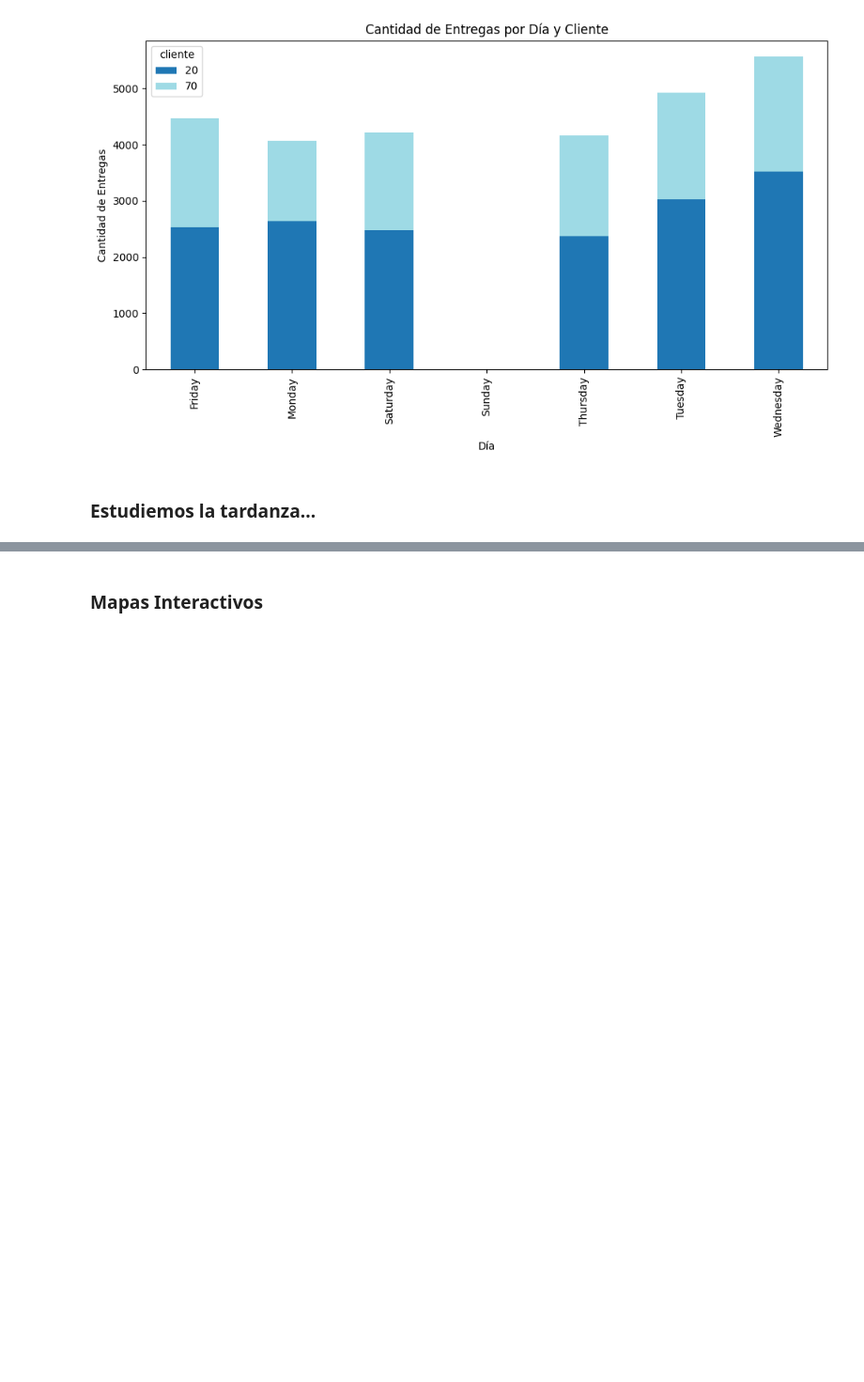
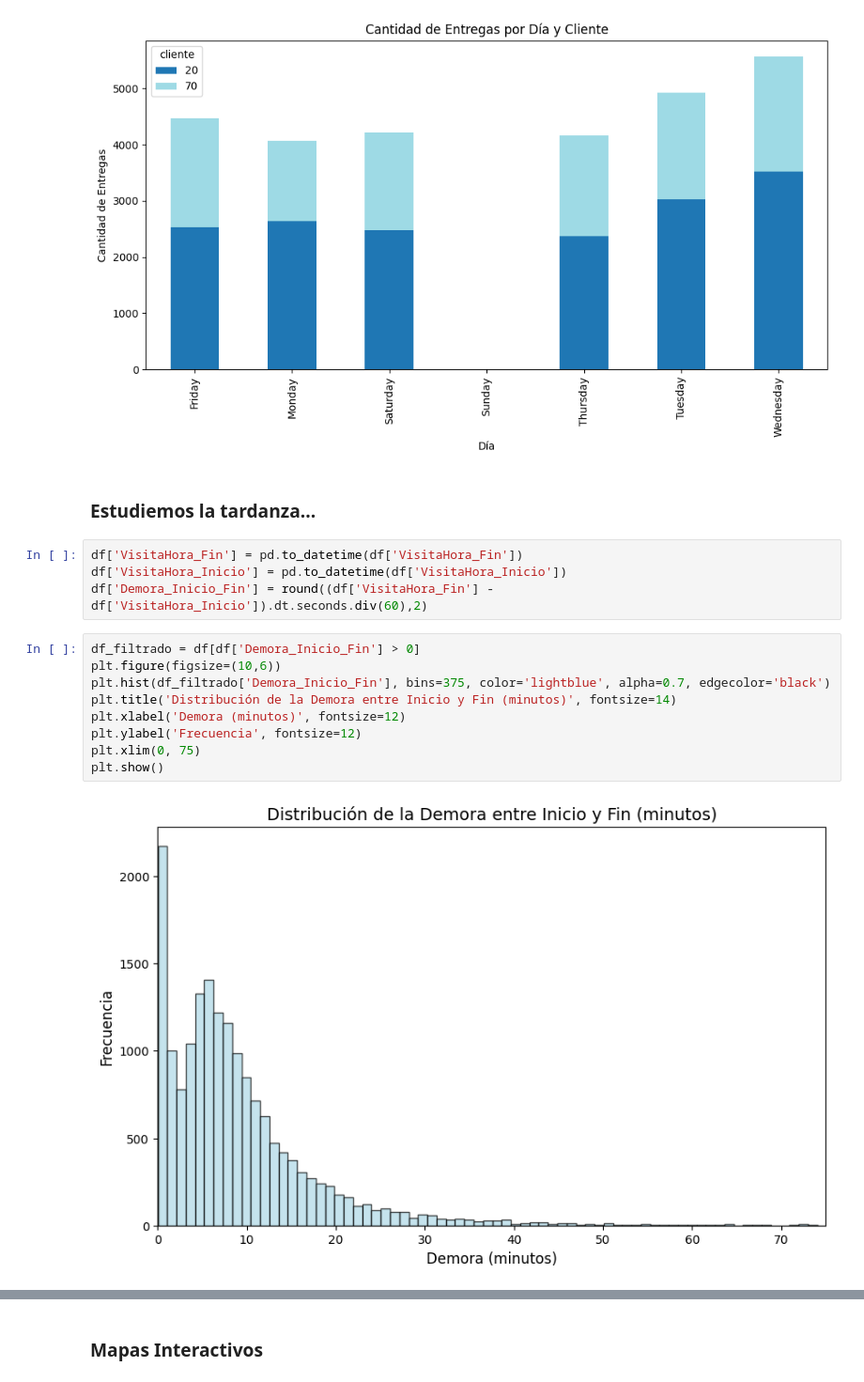
Before and after one commit to Maximo-Verdondoni/DesafioiFlow, a Jupyter notebook: Visualizacion.ipynb, the cells around one changed output, grey strips where cells are left out. Shown at 94% size. Cells and saved outputs as stored; diff of their text form; blank space fills up the shorter version.

Commit message:
Visualización demora

```diff
--- a/Visualizacion.ipynb
+++ b/Visualizacion.ipynb
@@ -266,3 +284,18 @@ plt.show()
 [figure]
 # %% [markdown]
 ### Estudiemos la tardanza...
+# %%
+df['VisitaHora_Fin'] = pd.to_datetime(df['VisitaHora_Fin'])
+df['VisitaHora_Inicio'] = pd.to_datetime(df['VisitaHora_Inicio'])
+df['Demora_Inicio_Fin'] = round((df['VisitaHora_Fin'] - df['VisitaHora_Inicio']).dt.seconds.div(60),2)
+# %%
+df_filtrado = df[df['Demora_Inicio_Fin'] > 0]
+plt.figure(figsize=(10,6))
+plt.hist(df_filtrado['Demora_Inicio_Fin'], bins=375, color='lightblue', alpha=0.7, edgecolor='black')
+plt.title('Distribución de la Demora entre Inicio y Fin (minutos)', fontsize=14)
+plt.xlabel('Demora (minutos)', fontsize=12)
+plt.ylabel('Frecuencia', fontsize=12)
+plt.xlim(0, 75)
+plt.show()
+# %% [output]
+[figure, added]
```
Also changed, not shown: parts of 22 cells of this notebook.
